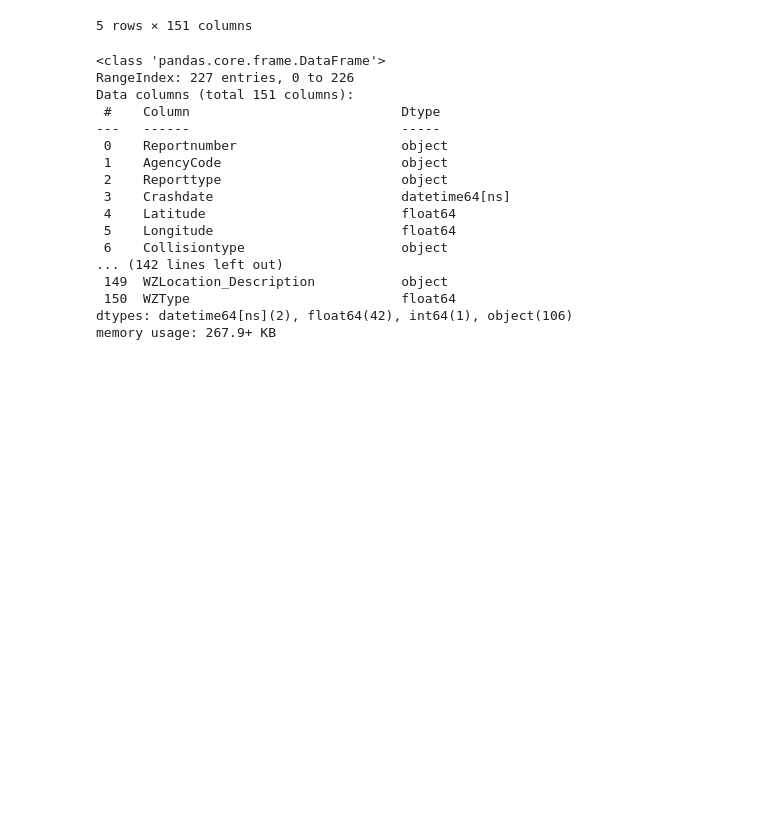
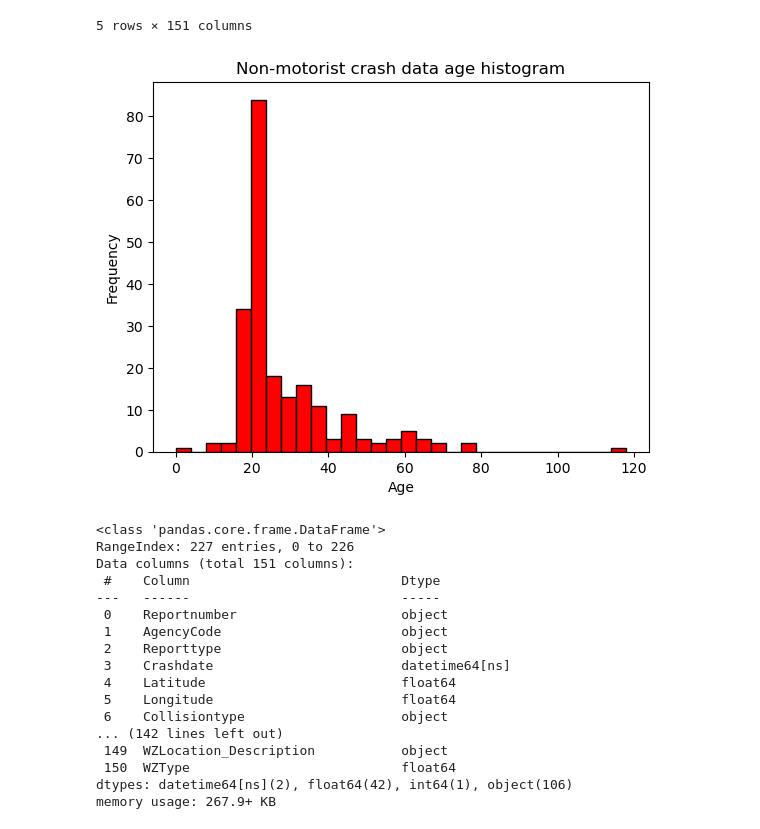
Before and after one commit to p-med/MD_crash_data, a Jupyter notebook: Data_prep.ipynb, the cells around one changed output. Drawn from its saved outputs; the diff is of its cells as text; code cells hidden in the pictures; blank space fills up the shorter version.

```diff
--- a/Data_prep.ipynb
+++ b/Data_prep.ipynb
@@ -338,7 +339,27 @@ cp_non_motorists_crash_merged.tail(5)
 cp_non_motorists_crash_merged['NonMotoristDOB'] = pd.to_datetime(cp_non_motorists_crash_merged.NonMotoristDOB, format="%m/%d/%Y")
 cp_non_motorists_crash_merged['Crashdate'] = pd.to_datetime(cp_non_motorists_crash_merged.Crashdate, format="%m/%d/%Y")
 #If Non motorists age is empty, calculate based on DOB and Crash date
-cp_non_motorists_crash_merged['Age_NM'] = round((cp_non_motorists_crash_merged['Crashdate'] - cp_non_motorists_crash_merged['NonMotoristDOB']).dt.days / 365, 1)
+#cp_non_motorists_crash_merged['Age_NM'] = round((cp_non_motorists_crash_merged['Crashdate'] - cp_non_motorists_crash_merged['NonMotoristDOB']).dt.days / 365, 1)
+# %%
+for index, row in cp_non_motorists_crash_merged.iterrows():
+    if math.isnan(row['Age_NM']):
+        new_age = [round((row['Crashdate'] - row['NonMotoristDOB']).days / 365, 0)]
+        cp_non_motorists_crash_merged.loc[index, 'Age_NM'] = new_age
+    else:
+        row['Age_NM']
+# %%
+# Exploring ages
+plt.hist(cp_non_motorists_crash_merged['Age_NM'], bins=30, color='red', edgecolor='black')
+
+# Adding labels and title
+plt.xlabel('Age')
+plt.ylabel('Frequency')
+plt.title('Non-motorist crash data age histogram')
+
+# Display the plot
+plt.show()
+# %% [output]
+[figure, added]
 # %%
 cp_non_motorists_crash_merged.info(verbose = True)
 # %% [output]
```
Also changed, not shown: parts of 1 cell of this notebook, 1 other file.
